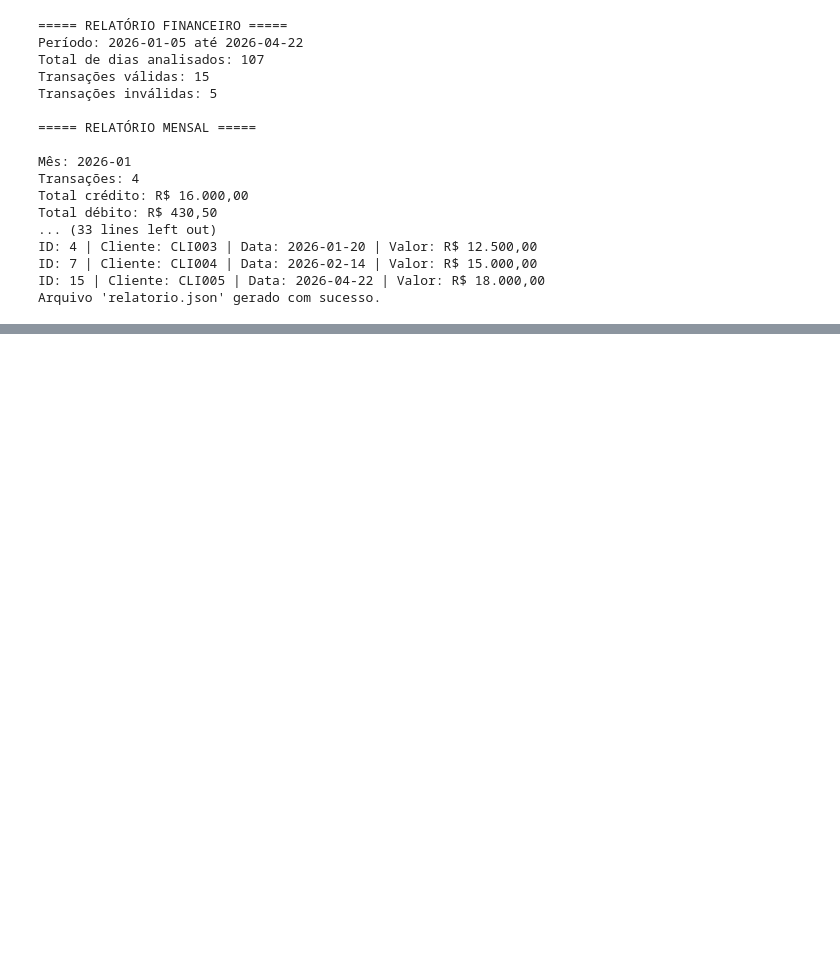
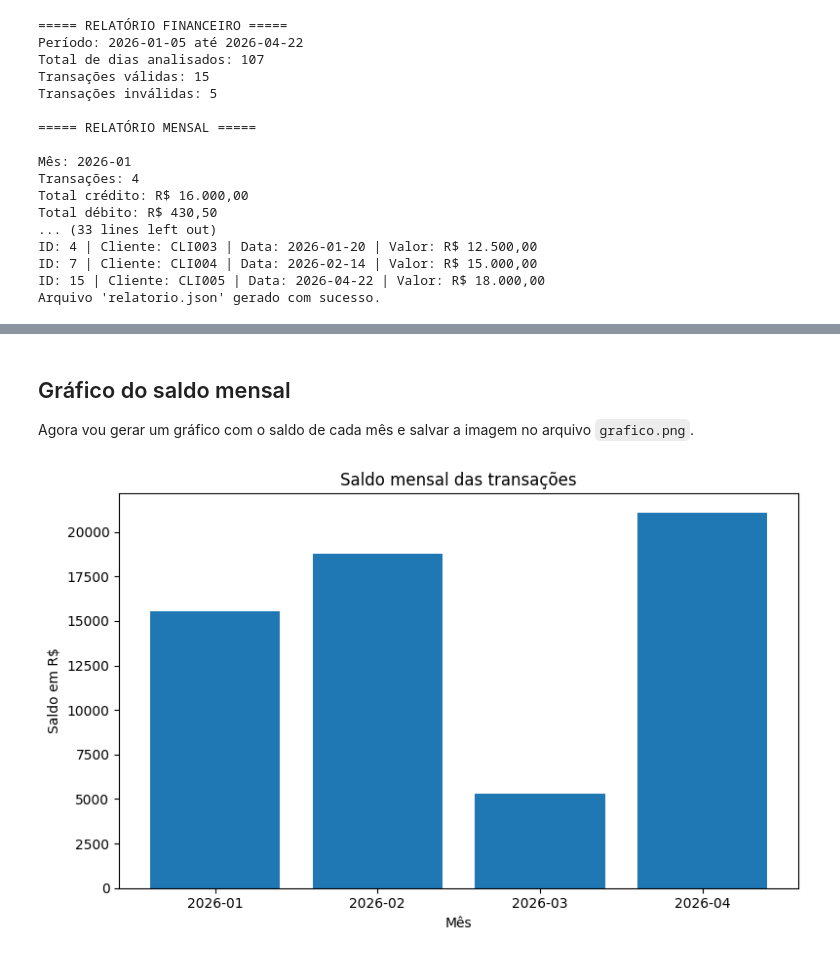
Before and after one commit to opereiraricardo/clearbank-analise, a Jupyter notebook: desafio-final.ipynb, the cells around one changed output, grey strips where cells are left out. Cells and saved outputs as stored; diff of their text form; code cells hidden in the pictures; blank space fills up the shorter version.

```diff
--- a/desafio-final.ipynb
+++ b/desafio-final.ipynb
@@ -489,0 +591,22 @@ Arquivo 'relatorio.json' gerado com sucesso.
+# %% [markdown]
+## Gráfico do saldo mensal
+
+Agora vou gerar um gráfico com o saldo de cada mês e salvar a imagem no arquivo `grafico.png`.
+# %%
+import matplotlib.pyplot as plt
+
+meses = list(resumo_mensal.keys())
+saldos = [resumo_mensal[mes]["saldo"] for mes in meses]
+
+plt.figure(figsize=(8, 5))
+plt.bar(meses, saldos)
+
+plt.title("Saldo mensal das transações")
+plt.xlabel("Mês")
+plt.ylabel("Saldo em R$")
+plt.tight_layout()
+
+plt.savefig("grafico.png")
+plt.show()
+# %% [output]
+[figure, added]
```
Also changed, not shown: parts of 6 cells of this notebook, 2 other files.
